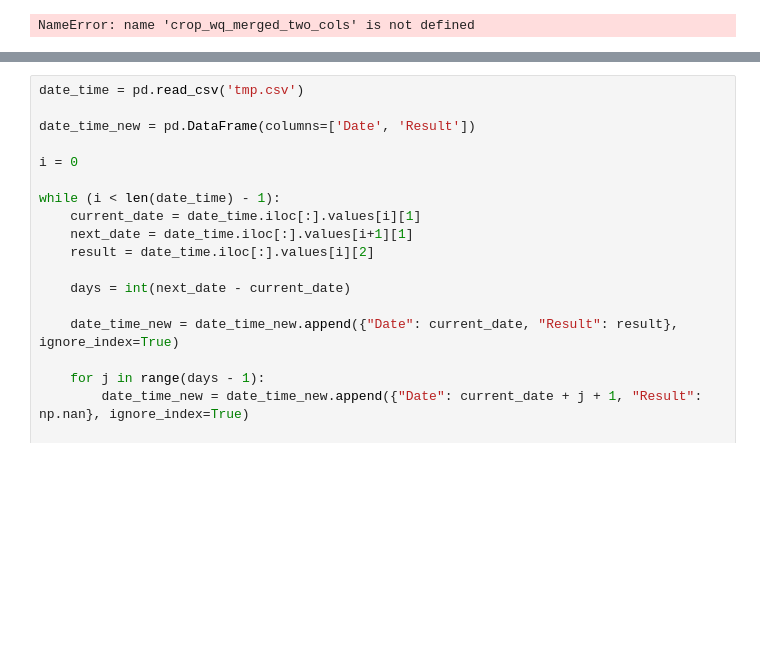
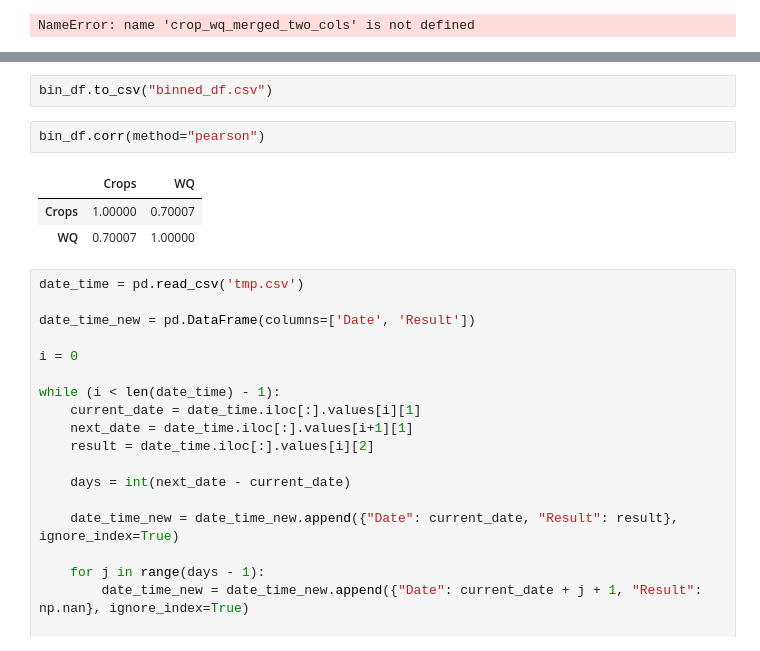
Before and after one commit to gizat/ads-ea, a Jupyter notebook: Data Pre-Processing/linear_regression_crop_water_quality.ipynb, the cells around one changed output, grey strips where cells are left out. Cells and saved outputs as stored; diff of their text form; blank space fills up the shorter version.

```diff
--- a/Data Pre-Processing/linear_regression_crop_water_quality.ipynb
+++ b/Data Pre-Processing/linear_regression_crop_water_quality.ipynb
@@ -236,3 +235,11 @@ nitrates_df
+# %%
+bin_df.to_csv("binned_df.csv")
+# %%
+bin_df.corr(method="pearson")
+# %% [output]
+|  | Crops | WQ |
+| Crops | 1.00000 | 0.70007 |
+| WQ | 0.70007 | 1.00000 |
 # %%
 date_time = pd.read_csv('tmp.csv')
 
```
Also changed, not shown: parts of 7 cells of this notebook, 1 other file.
